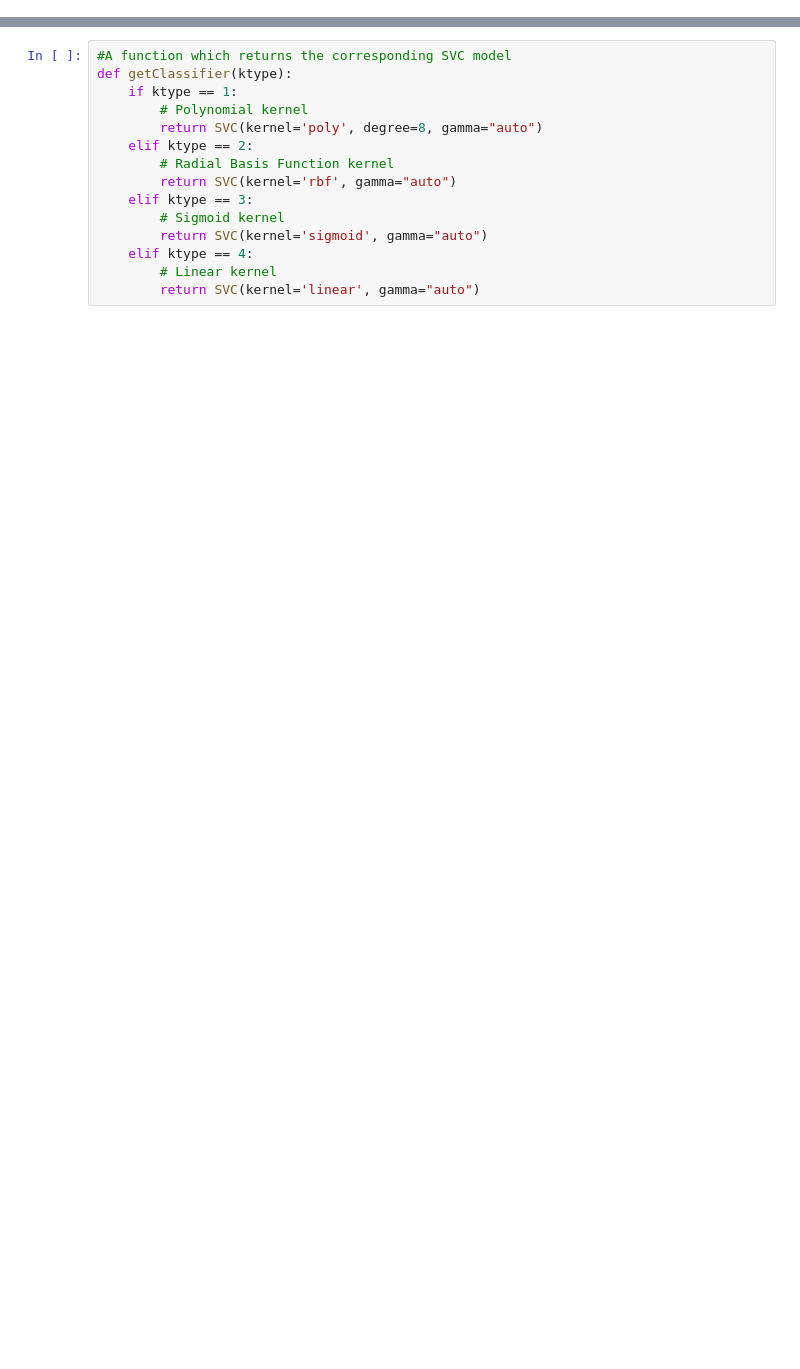
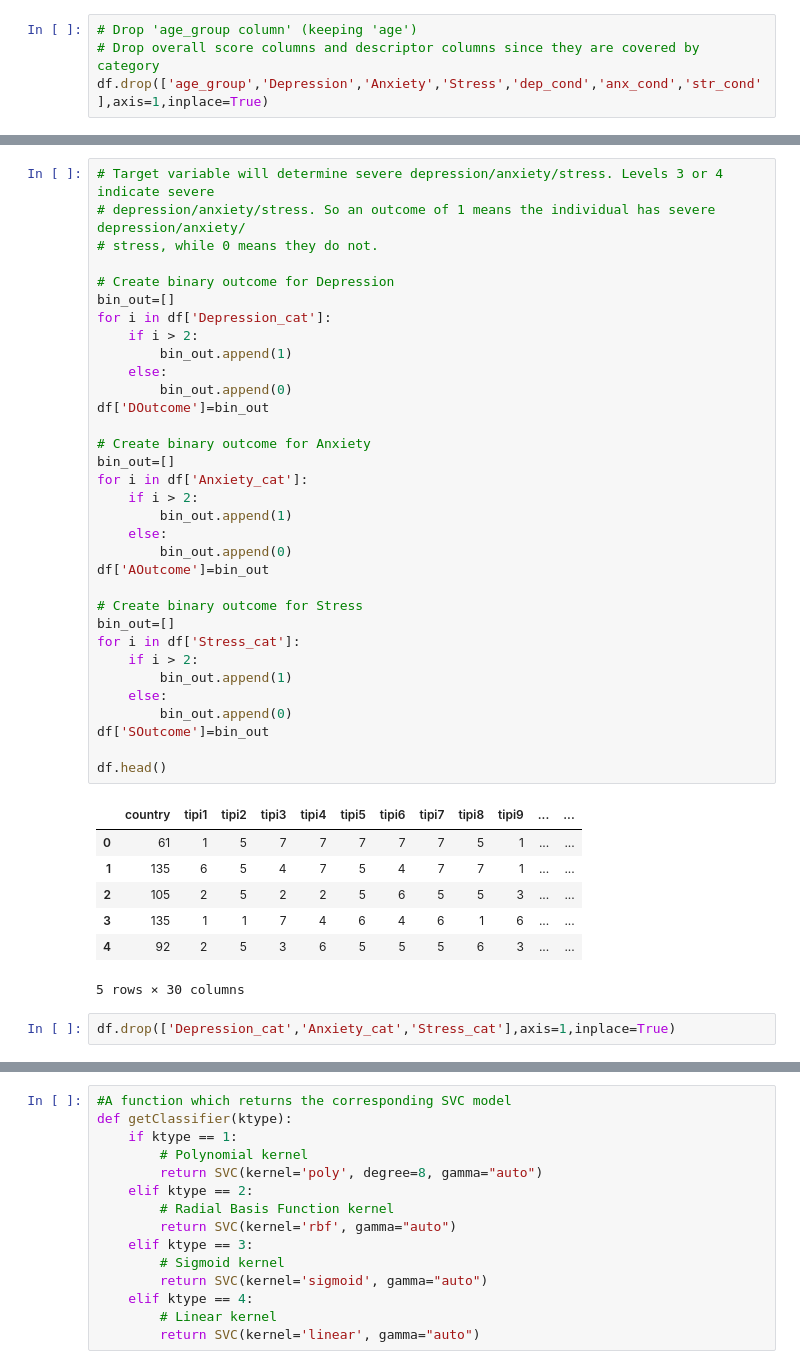
Before and after one commit to tfgerling/Final_project, a Jupyter notebook: Just Jamie thinking about data modeling.ipynb, the cells around one changed output, grey strips where cells are left out. Cells and saved outputs as stored; diff of their text form; blank space fills up the shorter version.

```diff
--- a/Just Jamie thinking about data modeling.ipynb
+++ b/Just Jamie thinking about data modeling.ipynb
@@ -201,0 +45,4 @@ Recall: 0.8102153229844767
+# %%
+# Drop 'age_group column' (keeping 'age')
+# Drop overall score columns and descriptor columns since they are covered by category
+df.drop(['age_group','Depression','Anxiety','Stress','dep_cond','anx_cond','str_cond'],axis=1,inplace=True)
@@ -201,0 +56,43 @@ Recall: 0.8102153229844767
+# %%
+# Target variable will determine severe depression/anxiety/stress. Levels 3 or 4 indicate severe
+# depression/anxiety/stress. So an outcome of 1 means the individual has severe depression/anxiety/
+# stress, while 0 means they do not.
+
+# Create binary outcome for Depression
+bin_out=[]
+for i in df['Depression_cat']:
+    if i > 2:
+        bin_out.append(1)
+    else:
+        bin_out.append(0)
+df['DOutcome']=bin_out
+
+# Create binary outcome for Anxiety
+bin_out=[]
+for i in df['Anxiety_cat']:
+    if i > 2:
+        bin_out.append(1)
+    else:
+        bin_out.append(0)
+df['AOutcome']=bin_out
+
+# Create binary outcome for Stress
+bin_out=[]
+for i in df['Stress_cat']:
+    if i > 2:
+        bin_out.append(1)
+    else:
+        bin_out.append(0)
+df['SOutcome']=bin_out
+
+df.head()
+# %% [output]
+|  | country | tipi1 | tipi2 | tipi3 | tipi4 | tipi5 | tipi6 | tipi7 | tipi8 | tipi9 | ... | ... |
+| 0 | 61 | 1 | 5 | 7 | 7 | 7 | 7 | 7 | 5 | 1 | ... | ... |
+| 1 | 135 | 6 | 5 | 4 | 7 | 5 | 4 | 7 | 7 | 1 | ... | ... |
+| 2 | 105 | 2 | 5 | 2 | 2 | 5 | 6 | 5 | 5 | 3 | ... | ... |
+| 3 | 135 | 1 | 1 | 7 | 4 | 6 | 4 | 6 | 1 | 6 | ... | ... |
+| 4 | 92 | 2 | 5 | 3 | 6 | 5 | 5 | 5 | 6 | 3 | ... | ... |
+5 rows × 30 columns
+# %%
+df.drop(['Depression_cat','Anxiety_cat','Stress_cat'],axis=1,inplace=True)
```
Also changed, not shown: parts of 57 cells of this notebook, 2 other files.
